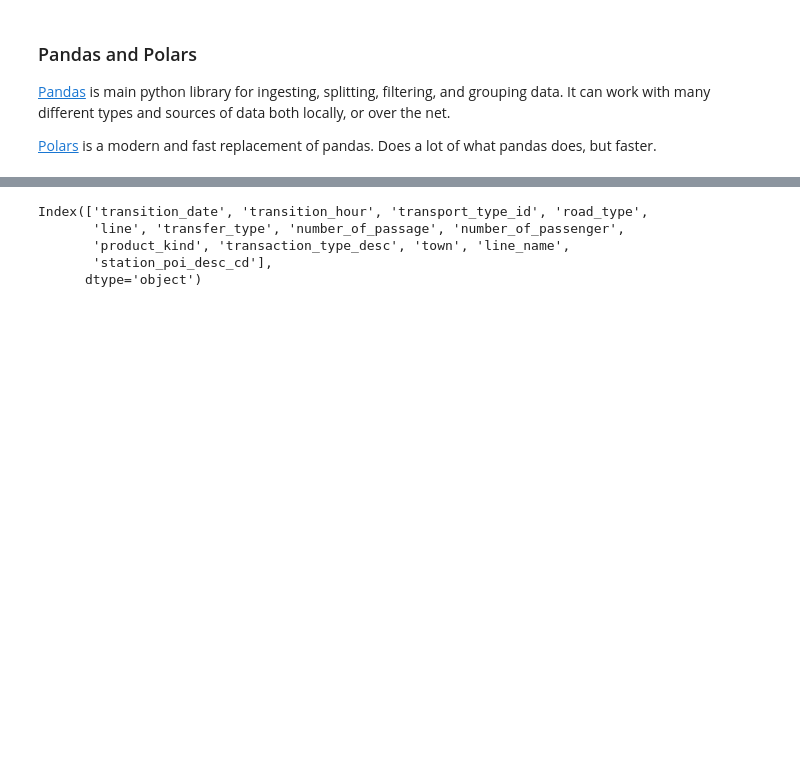
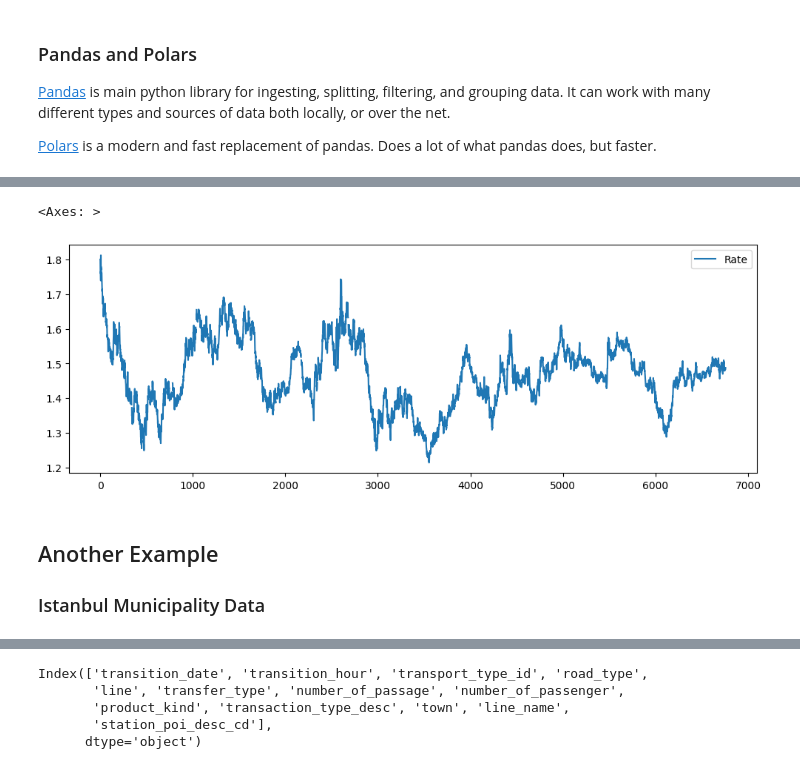
Before and after one commit to kaygun/MYZ309E, a Jupyter notebook: lectures/Lecture_02.ipynb, the cells around one changed output, grey strips where cells are left out. Cells and saved outputs as stored; diff of their text form; code cells hidden in the pictures; blank space fills up the shorter version.

```diff
--- a/lectures/Lecture_02.ipynb
+++ b/lectures/Lecture_02.ipynb
@@ -116,0 +122,6 @@ xs = np.random.random(10)
+# %%
+with urlopen("http://www.ecb.europa.eu/stats/eurofxref/eurofxref-daily.xml") as url:
+    raw = parse(url.read().decode('utf8'))
+raw
+
+raw['gesmes:Envelope']['Cube']['Cube']['Cube']
@@ -116,0 +172,11 @@ xs = np.random.random(10)
+# %%
+def QueryECB(Cfrom, Cto):
+    with urlopen("https://sdw-wsrest.ecb.europa.eu/service/data/EXR/D." + Cfrom + "." + Cto + ".SP00.A") as url:
+        raw = parse(url.read().decode('utf8'))
+    data = raw['message:GenericData']['message:DataSet']['generic:Series']['generic:Obs']
+    dates = [x['generic:ObsDimension']['@value'] for x in data]
+    rates = [float(x['generic:ObsValue']['@value']) for x in data]
+    return pd.DataFrame({'Date': dates, 'Rate': rates})
+# %%
+CADEUR = QueryECB('CAD','EUR')
+CADEUR
@@ -117,3 +197,12 @@ xs = np.random.random(10)
+# %%
+CADEUR.plot(figsize=(12,4))
+# %% [output]
+<Axes: >
+[figure, added]
+# %% [markdown]
+## Another Example
+
+### Istanbul Municipality Data
 # %%
 # data = pd.read_csv('https://data.ibb.gov.tr/tr/dataset/a6855ce7-4092-40a5-82b5-34cf3c7e36e3/resource/ea8daee8-62e4-4c42-903f-15b5e372d902/download/hourly_transportation_202410.csv')
 # data = pl.read_csv('../data/hourly_transportation_202410.csv',separator=',')
```
Also changed, not shown: parts of 16 cells of this notebook, 1 other file.
